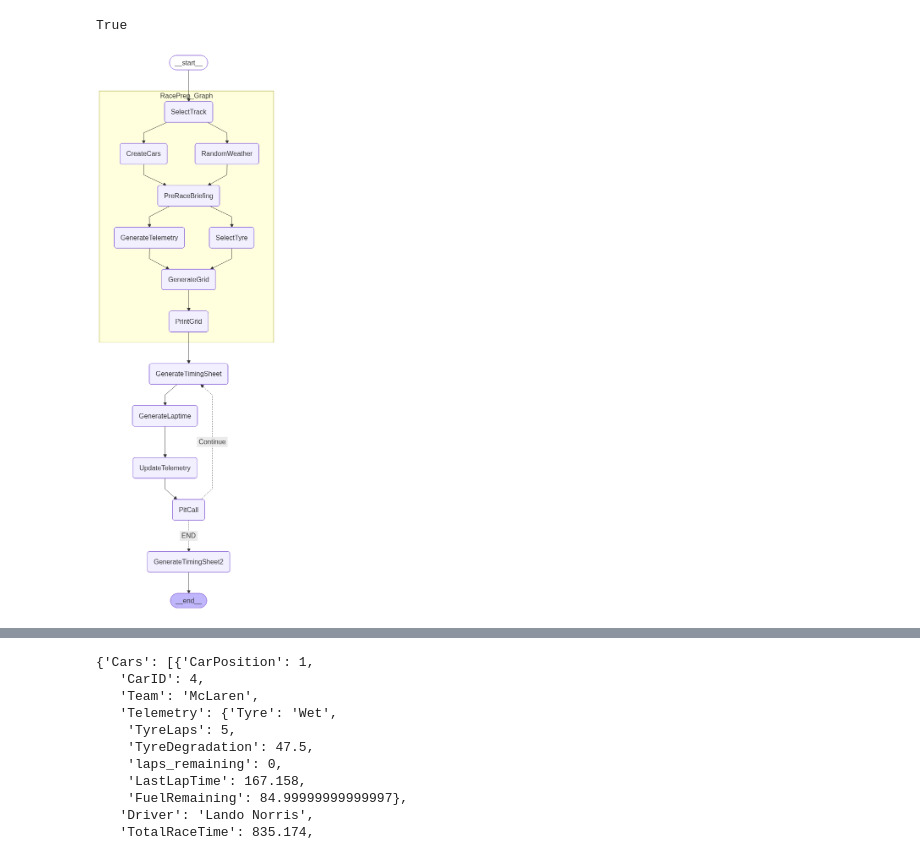
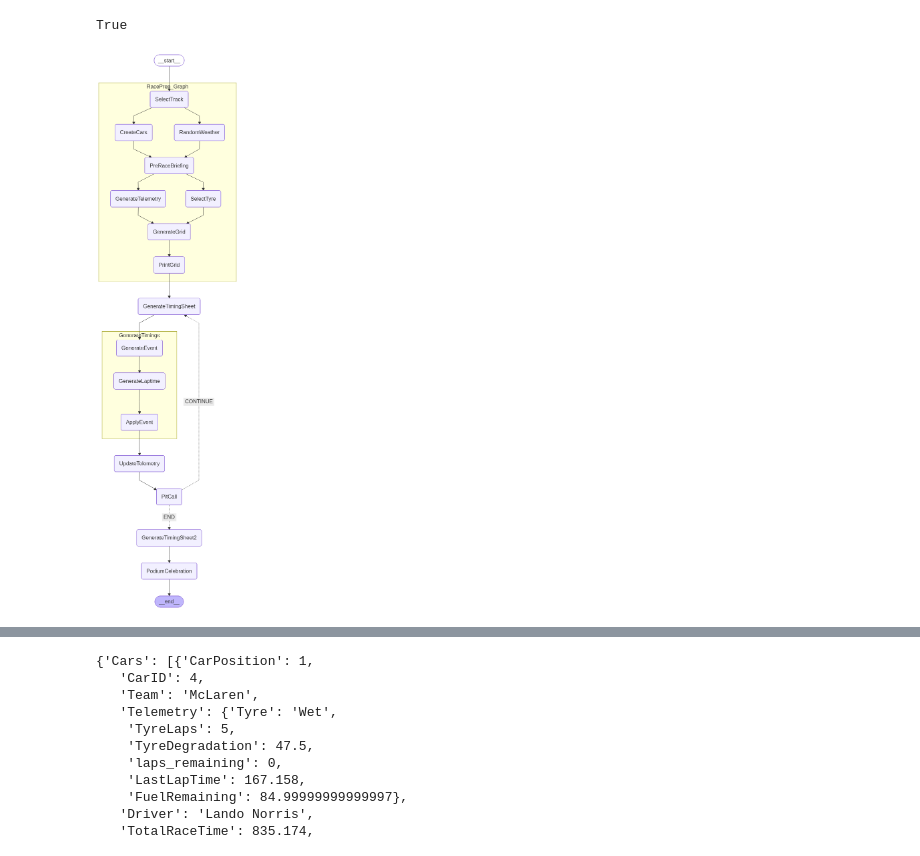
Before and after one commit to harsith1410/harsith1410-capstone-MAT496, a Jupyter notebook: src/test.ipynb, the cells around one changed output, grey strips where cells are left out. Saved outputs shown, nothing was run; the diff lists cells and outputs as text; code cells hidden in the pictures.

Commit message:
Completion of Project by adding some minor adjustments and adding the event mechanism

```diff
--- a/src/test.ipynb
+++ b/src/test.ipynb
@@ -255,12 +341,20 @@ def generate_telemetry(State: GlobalState) -> dict:
 def generate_grid(State: GlobalState) -> dict:
     """This tool is used to generate grid of telemetry for the cars"""
     cars = State['Cars']
-    random.shuffle(cars)
-    i = 1
-    for car in cars:
-        car['CarPosition'] = i
-        car['TotalRaceTime'] = 0.25 * (i-1)
-        i += 1
+
+    cars1 = cars[0:5]
+    random.shuffle(cars1)
+    cars2 = cars[5:10]
+    random.shuffle(cars2)
+    cars3 = cars[10:14]
+    random.shuffle(cars3)
+    cars = cars1 + cars2 + cars3
+
+
+    for i in range(14):
+        cars[i]['CarPosition'] = i+1
+        cars[i]['TotalRaceTime'] = 0.25 * i
+
 
     return {"Cars": cars}
 
@@ -414,4 +572,6 @@ def check_race_over(State: GlobalState) -> str:
 # %%
+from src.Events import generate_race_event, apply_event_effects
+
 main_builder=StateGraph(GlobalState)
 
 RacePrep = StateGraph(GlobalState)
@@ -435,40 +595,58 @@ RacePrep.add_edge("PreRaceBriefing","SelectTyre")
 RacePrep.add_edge("PreRaceBriefing","GenerateTelemetry")
 RacePrep.add_edge("SelectTyre","GenerateGrid")
 RacePrep.add_edge("GenerateTelemetry","GenerateGrid")
 RacePrep.add_edge("GenerateGrid","PrintGrid")
 RacePrep.add_edge("PrintGrid",END)
 
 
 RacePrep_Graph = RacePrep.compile()
 
 
+Events = StateGraph(GlobalState)
+Events.add_node("GenerateEvent",generate_race_event)
+Events.add_node("GenerateLaptime", generate_laptime)
+Events.add_node("ApplyEvent",apply_event_effects)
+
+Events.add_edge(START,"GenerateEvent")
+Events.add_edge("GenerateEvent","GenerateLaptime")
+Events.add_edge("GenerateLaptime","ApplyEvent")
+Events.add_edge("ApplyEvent",END)
+
+Events_graph = Events.compile()
+
+
 
 
 main_builder.add_node("RacePrep_Graph", RacePrep_Graph)
 main_builder.add_node("GenerateTimingSheet", generate_timing_sheet)
-main_builder.add_node("GenerateLaptime", generate_laptime)
+
 main_builder.add_node("UpdateTelemetry", update_telemetry)
 main_builder.add_node("GenerateTimingSheet2", generate_timing_sheet)
+main_builder.add_node("GenerateTimings", Events_graph)
 main_builder.add_node("PitCall",pitCall)
+main_builder.add_node("PodiumCelebration",podium_celebration)
 
 main_builder.add_edge(START,"RacePrep_Graph")
 main_builder.add_edge("RacePrep_Graph","GenerateTimingSheet")
-main_builder.add_edge("GenerateTimingSheet","GenerateLaptime")
-main_builder.add_edge("GenerateLaptime","UpdateTelemetry")
+main_builder.add_edge("GenerateTimingSheet", "GenerateTimings")
+main_builder.add_edge("GenerateTimings","UpdateTelemetry")
 main_builder.add_edge("UpdateTelemetry","PitCall")
+
+
 main_builder.add_conditional_edges("PitCall",check_race_over,
                                    {"END":"GenerateTimingSheet2",
-                                    "Continue":"GenerateTimingSheet"
+                                    "CONTINUE":"GenerateTimingSheet"
                                     }
                                    )
 
-main_builder.add_edge("GenerateTimingSheet2",END)
+main_builder.add_edge("GenerateTimingSheet2","PodiumCelebration")
+main_builder.add_edge("PodiumCelebration",END)
 
 graph = main_builder.compile()
 
-display(Image(graph.get_graph(xray=1).draw_mermaid_png()))
+display(IPImage(graph.get_graph(xray=1).draw_mermaid_png()))
 # %% [output]
-[figure, old version]
+[figure, new version]
 # %%
 SampleInput = {
     "Cars": "",
```
Also changed, not shown: parts of 5 cells of this notebook, 12 other files.
